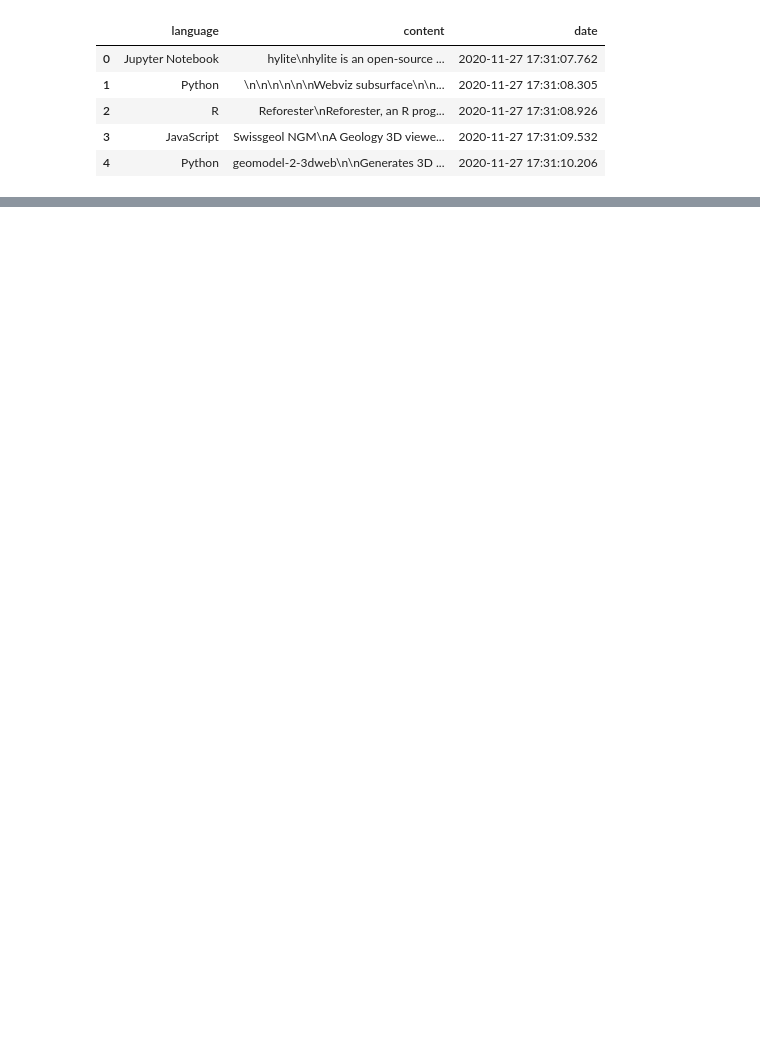
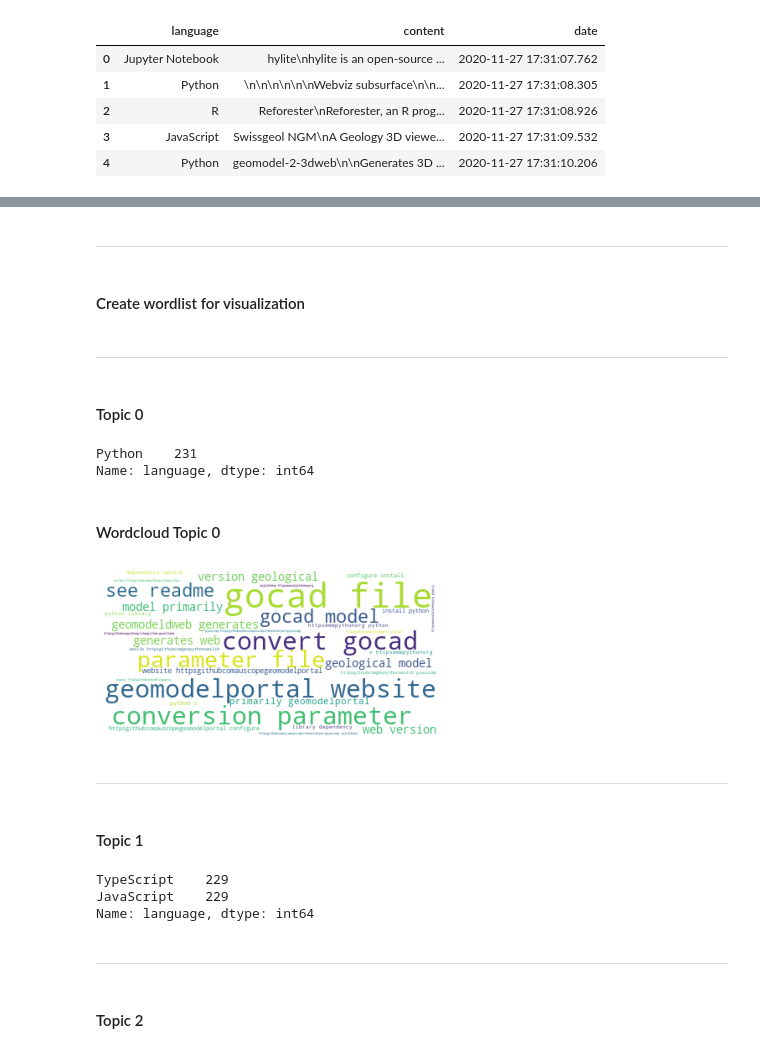
Before and after one commit to CSolitaire/side_projects, a Jupyter notebook: topic_modeling.ipynb, the cells around one changed output, grey strips where cells are left out. Saved outputs shown, nothing was run; the diff lists cells and outputs as text; code cells hidden in the pictures; blank space fills up the shorter version.

```diff
--- a/topic_modeling.ipynb
+++ b/topic_modeling.ipynb
@@ -137,0 +217,5 @@ clean_data(df)
+# %%
+from sklearn.decomposition import LatentDirichletAllocation
+
+LDA = LatentDirichletAllocation(n_components=5, random_state=42)
+LDA.fit(doc_term_matrix)
@@ -137,0 +299,3 @@ clean_data(df)
+# %%
+topic_values = LDA.transform(doc_term_matrix)
+topic_values.shape
@@ -137,0 +308,3 @@ clean_data(df)
+# %%
+df['Topic'] = topic_values.argmax(axis=1)
+df.head()
@@ -137,0 +318,44 @@ clean_data(df)
+# %% [markdown]
+***
+# %% [markdown]
+#### Create wordlist for visualization
+# %%
+t0_words = ' '.join(df[df.Topic ==0].text_filtered)
+t1_words = ' '.join(df[df.Topic ==1].text_filtered)
+t2_words = ' '.join(df[df.Topic ==2].text_filtered)
+t3_words = ' '.join(df[df.Topic ==3].text_filtered)
+t4_words = ' '.join(df[df.Topic ==4].text_filtered)
+# %% [markdown]
+***
+# %% [markdown]
+#### Topic 0
+# %%
+topic0 =df[df.Topic == 0]
+topic0.language.value_counts()
+# %% [output]
+Python    231
+Name: language, dtype: int64
+# %% [markdown]
+#### Wordcloud Topic 0
+# %%
+img = WordCloud(background_color='white').generate(t0_words)
+plt.imshow(img)
+plt.axis('off')
+plt.show()
+# %% [output]
+[figure, added]
+# %% [markdown]
+***
+# %% [markdown]
+#### Topic 1
+# %%
+topic1 =df[df.Topic == 1]
+topic1.language.value_counts()
+# %% [output]
+TypeScript    229
+JavaScript    229
+Name: language, dtype: int64
+# %% [markdown]
+***
+# %% [markdown]
+#### Topic 2
```
Also changed, not shown: parts of 43 cells of this notebook.
